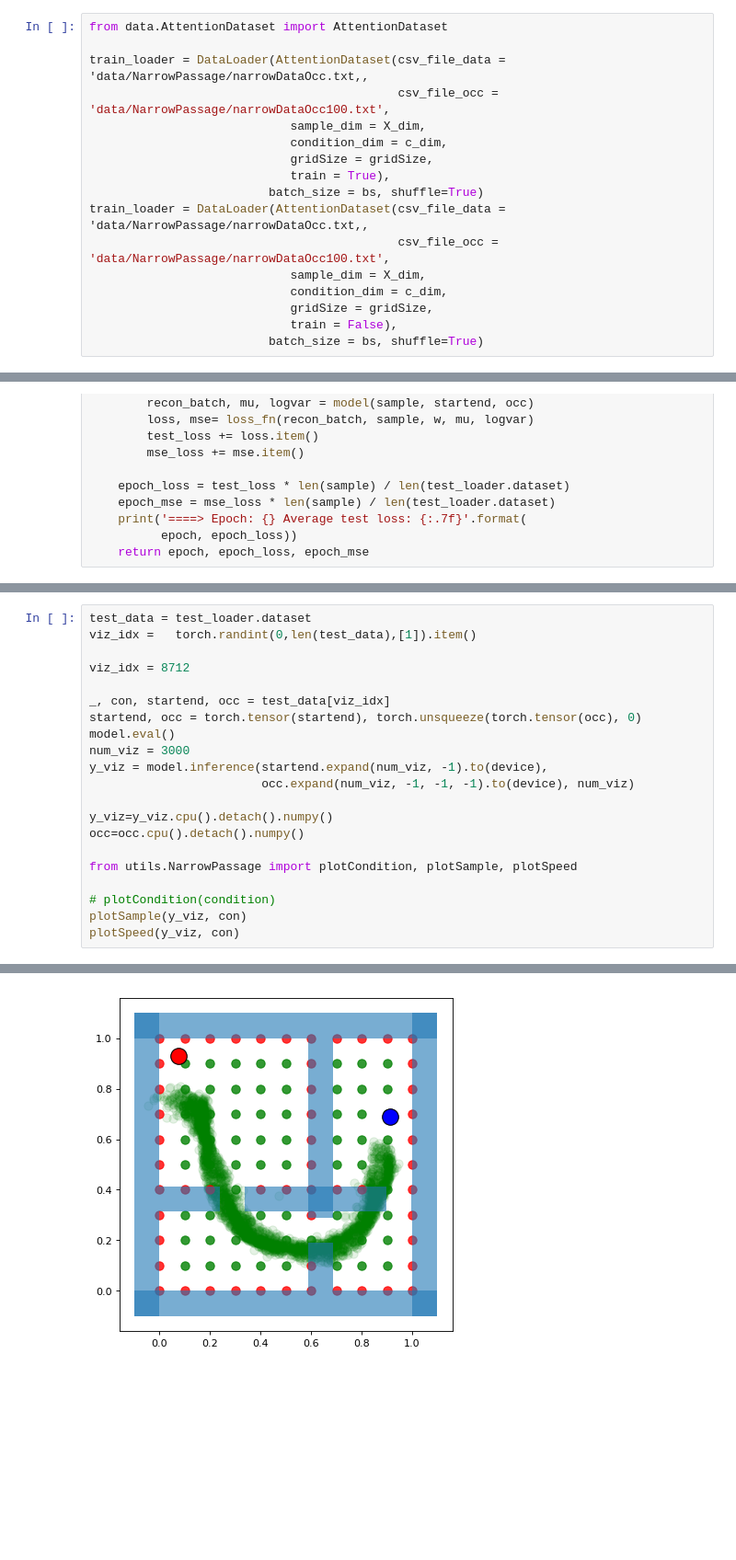
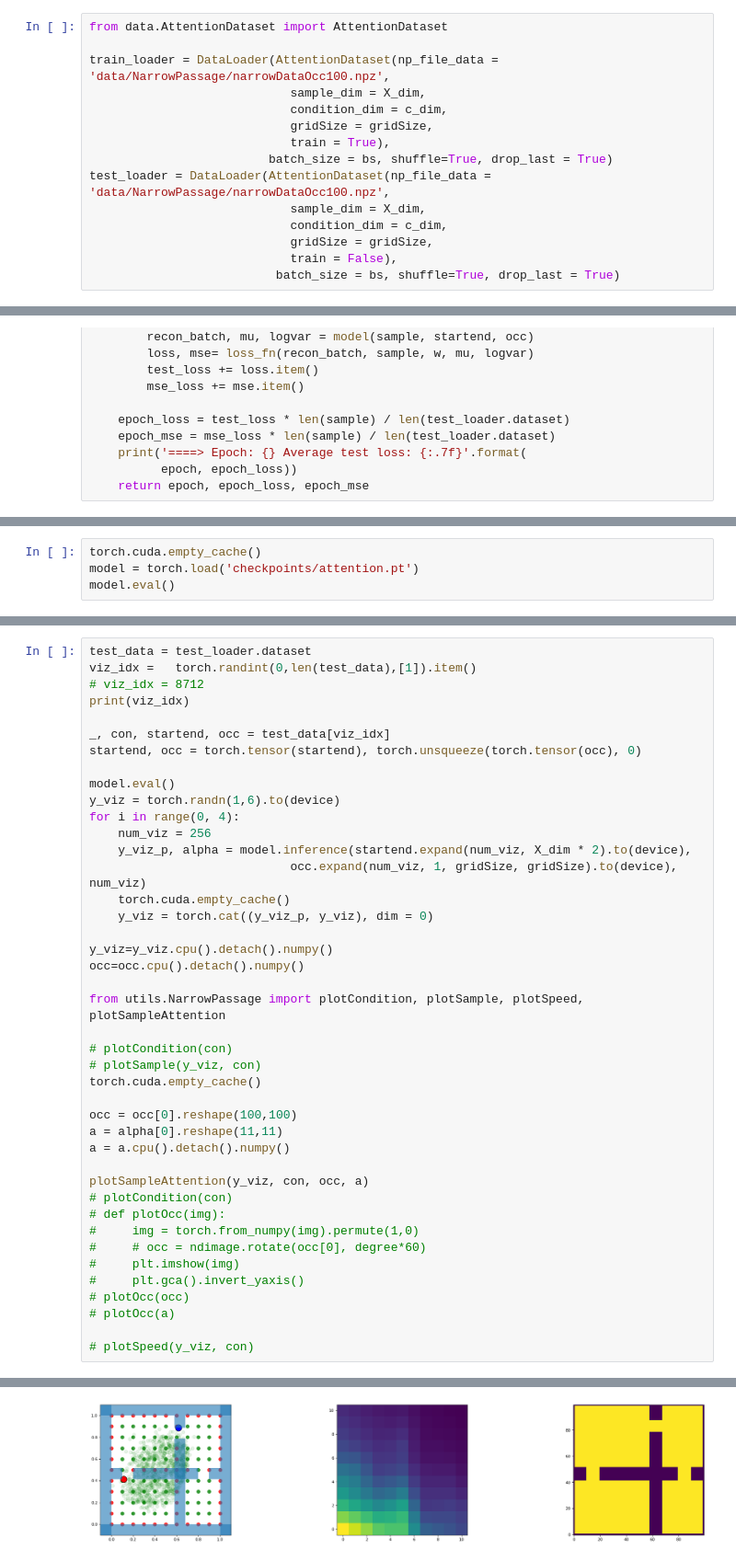
Before and after one commit to KarlRong/VAE-Motion-Planning, a Jupyter notebook: attentionVae.ipynb, the cells around one changed output, grey strips where cells are left out. Shown at 92% size. Saved outputs shown, nothing was run; the diff lists cells and outputs as text; blank space fills up the shorter version.

```diff
--- a/attentionVae.ipynb
+++ b/attentionVae.ipynb
@@ -23,20 +23,18 @@ bs = 256
 # %%
 from data.AttentionDataset import AttentionDataset
 
-train_loader = DataLoader(AttentionDataset(csv_file_data = 'data/NarrowPassage/narrowDataOcc.txt,,
-                                           csv_file_occ = 'data/NarrowPassage/narrowDataOcc100.txt',
+train_loader = DataLoader(AttentionDataset(np_file_data = 'data/NarrowPassage/narrowDataOcc100.npz',
                             sample_dim = X_dim,
                             condition_dim = c_dim,
                             gridSize = gridSize,
                             train = True),
-                         batch_size = bs, shuffle=True)
-train_loader = DataLoader(AttentionDataset(csv_file_data = 'data/NarrowPassage/narrowDataOcc.txt,,
-                                           csv_file_occ = 'data/NarrowPassage/narrowDataOcc100.txt',
+                         batch_size = bs, shuffle=True, drop_last = True)
+test_loader = DataLoader(AttentionDataset(np_file_data = 'data/NarrowPassage/narrowDataOcc100.npz',
                             sample_dim = X_dim,
                             condition_dim = c_dim,
                             gridSize = gridSize,
                             train = False),
-                         batch_size = bs, shuffle=True)
+                          batch_size = bs, shuffle=True, drop_last = True)
 # %%
 import torch.nn.functional as F
 
@@ -302,0 +290,4 @@ KeyboardInterrupt:
+# %%
+torch.cuda.empty_cache()
+model = torch.load('checkpoints/attention.pt')
+model.eval()
@@ -303,22 +312,43 @@ KeyboardInterrupt:
 # %%
 test_data = test_loader.dataset
 viz_idx =   torch.randint(0,len(test_data),[1]).item()
-
-viz_idx = 8712
+# viz_idx = 8712
+print(viz_idx)
 
 _, con, startend, occ = test_data[viz_idx]
 startend, occ = torch.tensor(startend), torch.unsqueeze(torch.tensor(occ), 0)
+
 model.eval()
-num_viz = 3000
-y_viz = model.inference(startend.expand(num_viz, -1).to(device),
-                        occ.expand(num_viz, -1, -1, -1).to(device), num_viz)
+y_viz = torch.randn(1,6).to(device)
+for i in range(0, 4):
+    num_viz = 256
+    y_viz_p, alpha = model.inference(startend.expand(num_viz, X_dim * 2).to(device),
+                            occ.expand(num_viz, 1, gridSize, gridSize).to(device), num_viz)
+    torch.cuda.empty_cache()
+    y_viz = torch.cat((y_viz_p, y_viz), dim = 0)
 
 y_viz=y_viz.cpu().detach().numpy()
 occ=occ.cpu().detach().numpy()
 
-from utils.NarrowPassage import plotCondition, plotSample, plotSpeed
+from utils.NarrowPassage import plotCondition, plotSample, plotSpeed, plotSampleAttention
 
-# plotCondition(condition)
-plotSample(y_viz, con)
-plotSpeed(y_viz, con)
+# plotCondition(con)
+# plotSample(y_viz, con)
+torch.cuda.empty_cache()
+
+occ = occ[0].reshape(100,100)
+a = alpha[0].reshape(11,11)
+a = a.cpu().detach().numpy()
+
+plotSampleAttention(y_viz, con, occ, a)
+# plotCondition(con)
+# def plotOcc(img):
+#     img = torch.from_numpy(img).permute(1,0)
+#     # occ = ndimage.rotate(occ[0], degree*60)
+#     plt.imshow(img)
+#     plt.gca().invert_yaxis()
+# plotOcc(occ)
+# plotOcc(a)
+
+# plotSpeed(y_viz, con)
 # %% [output]
@@ -325 +356 @@ plotSpeed(y_viz, con)
-[figure, old version]
+[figure, new version]
```
Also changed, not shown: parts of 9 cells of this notebook, 6 other files.
